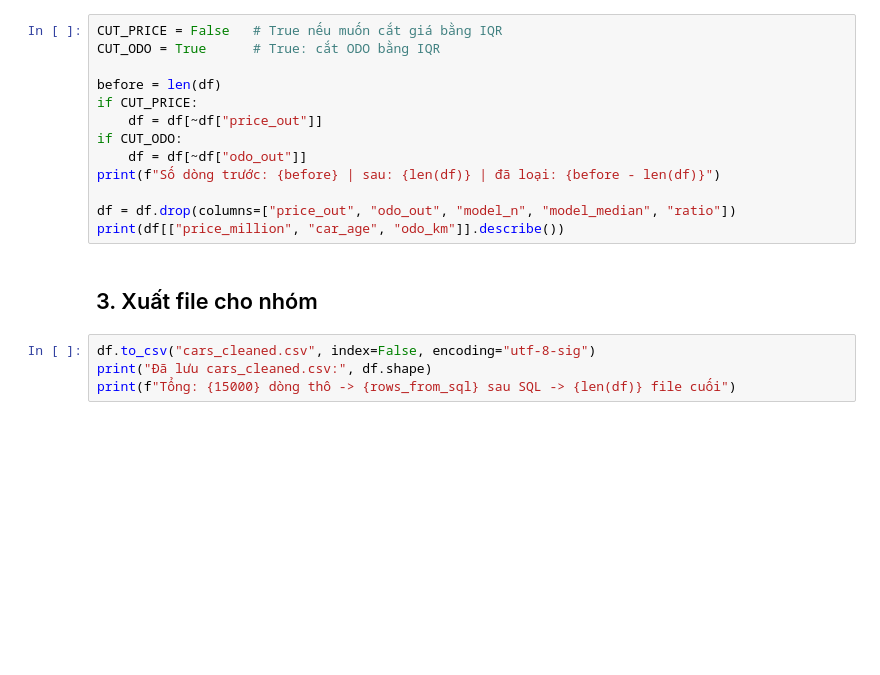
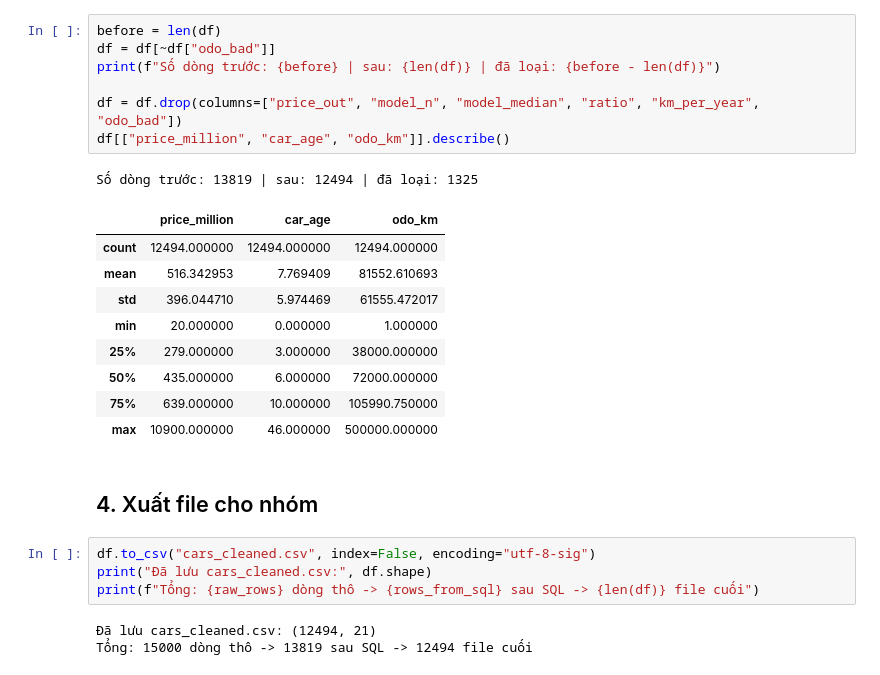
Before and after one commit to edelweiss17/USED-CAR-PRICE-PREDICTION-ADY201m, a Jupyter notebook: Data/data_cleaning/cleaning_python.ipynb, the cells around one changed output. Drawn from its saved outputs; the diff is of its cells as text; blank space fills up the shorter version.

```diff
--- a/Data/data_cleaning/cleaning_python.ipynb
+++ b/Data/data_cleaning/cleaning_python.ipynb
@@ -107,19 +128,27 @@ plt.tight_layout(); plt.show()
 # %%
-CUT_PRICE = False   # True nếu muốn cắt giá bằng IQR
-CUT_ODO = True      # True: cắt ODO bằng IQR
-
 before = len(df)
-if CUT_PRICE:
-    df = df[~df["price_out"]]
-if CUT_ODO:
-    df = df[~df["odo_out"]]
+df = df[~df["odo_bad"]]
 print(f"Số dòng trước: {before} | sau: {len(df)} | đã loại: {before - len(df)}")
 
-df = df.drop(columns=["price_out", "odo_out", "model_n", "model_median", "ratio"])
-print(df[["price_million", "car_age", "odo_km"]].describe())
+df = df.drop(columns=["price_out", "model_n", "model_median", "ratio", "km_per_year", "odo_bad"])
+df[["price_million", "car_age", "odo_km"]].describe()
+# %% [output]
+Số dòng trước: 13819 | sau: 12494 | đã loại: 1325
+|  | price_million | car_age | odo_km |
+| count | 12494.000000 | 12494.000000 | 12494.000000 |
+| mean | 516.342953 | 7.769409 | 81552.610693 |
+| std | 396.044710 | 5.974469 | 61555.472017 |
+| min | 20.000000 | 0.000000 | 1.000000 |
+| 25% | 279.000000 | 3.000000 | 38000.000000 |
+| 50% | 435.000000 | 6.000000 | 72000.000000 |
+| 75% | 639.000000 | 10.000000 | 105990.750000 |
+| max | 10900.000000 | 46.000000 | 500000.000000 |
 # %% [markdown]
-## 3. Xuất file cho nhóm
+## 4. Xuất file cho nhóm
 # %%
 df.to_csv("cars_cleaned.csv", index=False, encoding="utf-8-sig")
 print("Đã lưu cars_cleaned.csv:", df.shape)
-print(f"Tổng: {15000} dòng thô -> {rows_from_sql} sau SQL -> {len(df)} file cuối")
+print(f"Tổng: {raw_rows} dòng thô -> {rows_from_sql} sau SQL -> {len(df)} file cuối")
+# %% [output]
+Đã lưu cars_cleaned.csv: (12494, 21)
+Tổng: 15000 dòng thô -> 13819 sau SQL -> 12494 file cuối
```
Also changed, not shown: parts of 14 cells of this notebook, 3 other files.
